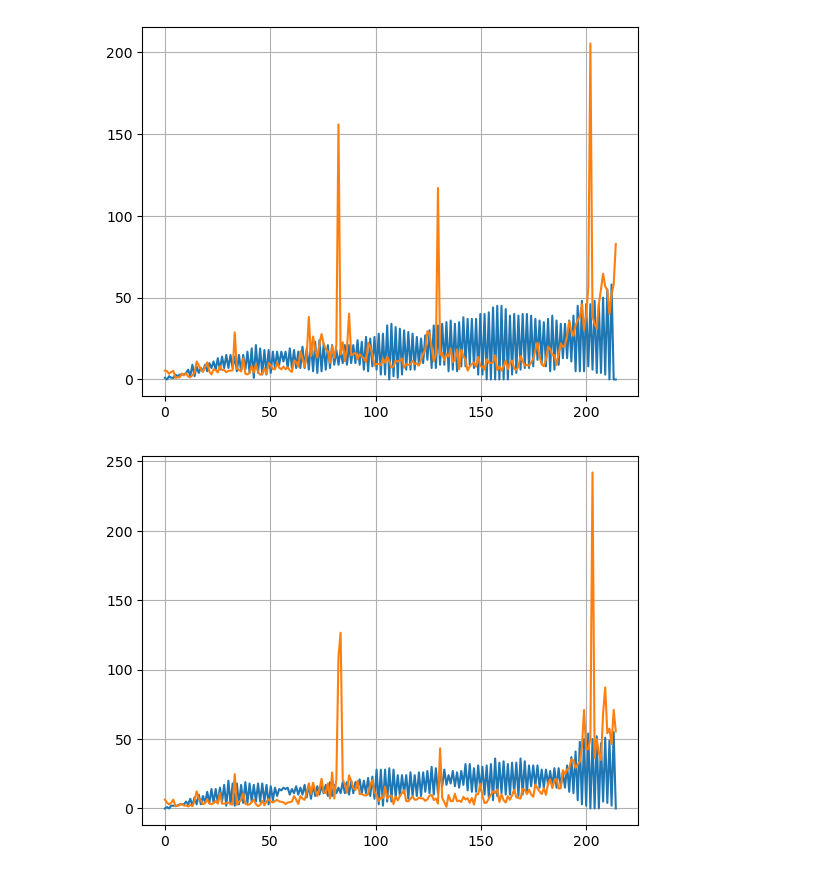
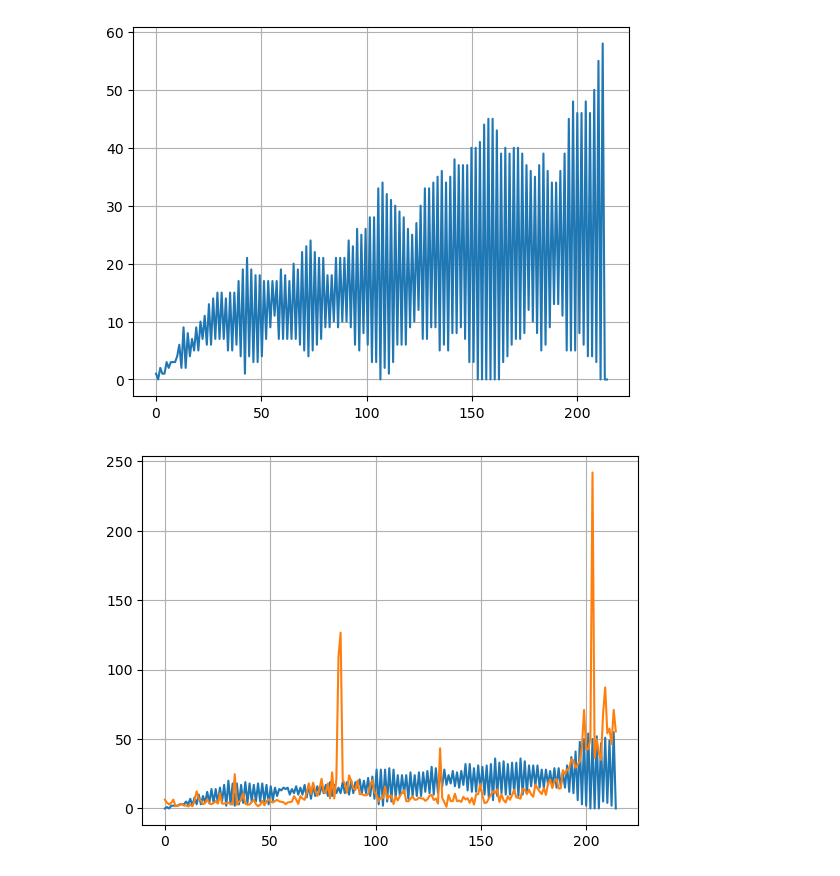
Before and after one commit to kazi0302/COVID-19-Modeling-and-Parameter-Fitting, a Jupyter notebook: Monte Carlo Simulation/MC_simulator.ipynb, the cells around one changed output. Drawn from its saved outputs; the diff is of its cells as text; code cells hidden in the pictures.

```diff
--- a/Monte Carlo Simulation/MC_simulator.ipynb
+++ b/Monte Carlo Simulation/MC_simulator.ipynb
@@ -668,9 +672,9 @@ Int64Index([12], dtype='int64')
 # %%
 plt.plot(np.linspace(0, 214, 214), central_high_v1['I_High + I_Low'][12], label = 'I_High + I_Low')
-plt.plot(np.linspace(0, 214, 214), central_daily_total[:214], label = 'Diff')
+# plt.plot(np.linspace(0, 214, 214), central_daily_total[:214], label = 'Diff')
 plt.grid()
 # %% [output]
-[figure, old version]
+[figure, new version]
 # %%
 plt.plot(np.linspace(0, 214, 214), east_high_v1['I_High + I_Low'][12], label = 'I_High + I_Low')
 plt.plot(np.linspace(0, 214, 214), east_daily_total[:214], label = 'Diff')
```
Also changed, not shown: parts of 4 cells of this notebook, 13 other files.
